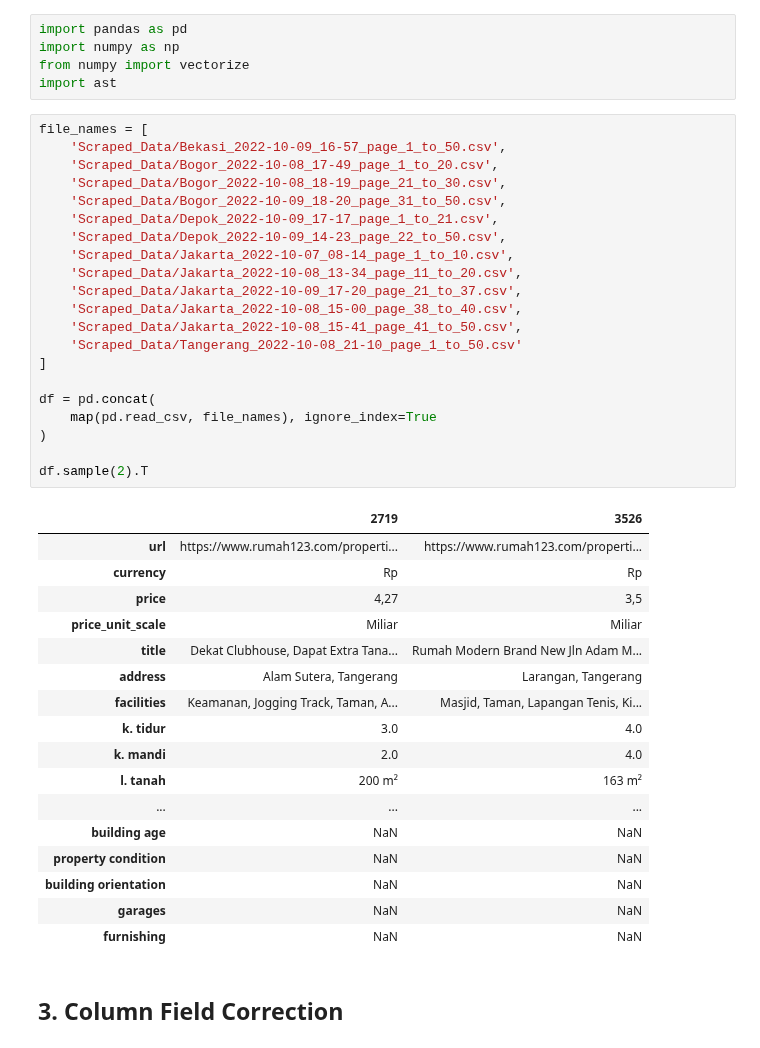
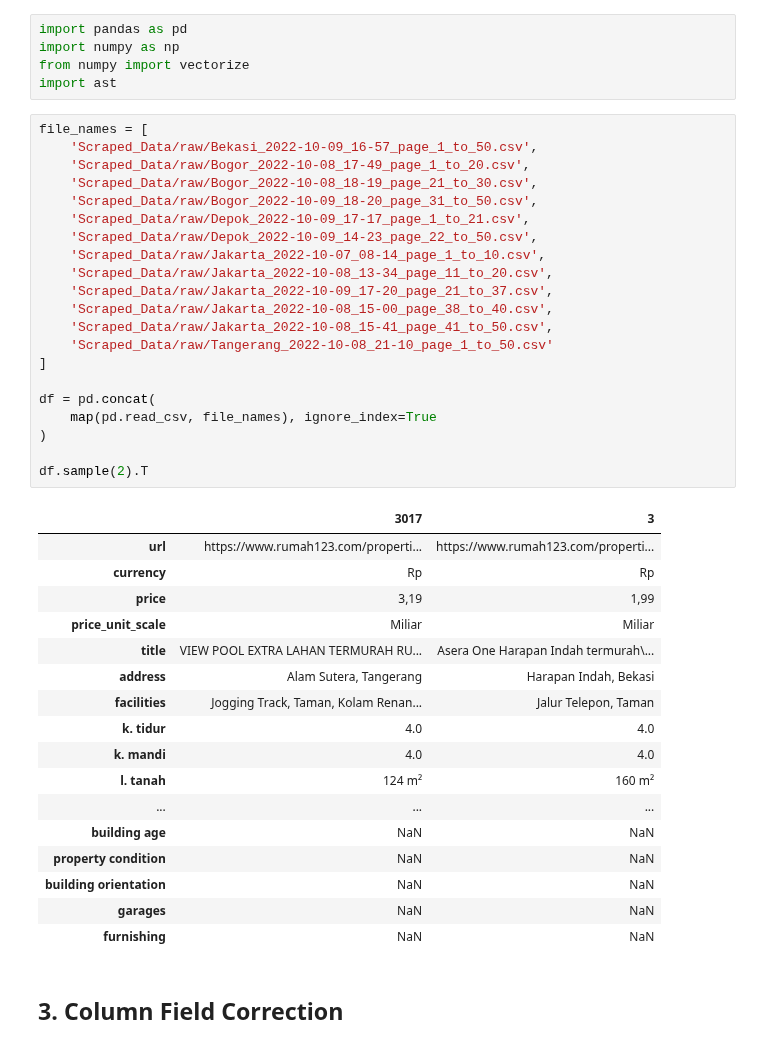
Before and after one commit to nbarizki/jabodetabekhousepricing, a Jupyter notebook: 1 - Data Pre-Processing.ipynb, the cells around one changed output. Saved outputs shown, nothing was run; the diff lists cells and outputs as text.

```diff
--- a/1 - Data Pre-Processing.ipynb
+++ b/1 - Data Pre-Processing.ipynb
@@ -11,37 +11,37 @@ from numpy import vectorize
 import ast
 # %%
 file_names = [
-    'Scraped_Data/Bekasi_2022-10-09_16-57_page_1_to_50.csv',
-    'Scraped_Data/Bogor_2022-10-08_17-49_page_1_to_20.csv',
-    'Scraped_Data/Bogor_2022-10-08_18-19_page_21_to_30.csv',
-    'Scraped_Data/Bogor_2022-10-09_18-20_page_31_to_50.csv',
-    'Scraped_Data/Depok_2022-10-09_17-17_page_1_to_21.csv',
-    'Scraped_Data/Depok_2022-10-09_14-23_page_22_to_50.csv',
-    'Scraped_Data/Jakarta_2022-10-07_08-14_page_1_to_10.csv',
-    'Scraped_Data/Jakarta_2022-10-08_13-34_page_11_to_20.csv',
-    'Scraped_Data/Jakarta_2022-10-09_17-20_page_21_to_37.csv',
-    'Scraped_Data/Jakarta_2022-10-08_15-00_page_38_to_40.csv',
-    'Scraped_Data/Jakarta_2022-10-08_15-41_page_41_to_50.csv',
-    'Scraped_Data/Tangerang_2022-10-08_21-10_page_1_to_50.csv'
+    'Scraped_Data/raw/Bekasi_2022-10-09_16-57_page_1_to_50.csv',
+    'Scraped_Data/raw/Bogor_2022-10-08_17-49_page_1_to_20.csv',
+    'Scraped_Data/raw/Bogor_2022-10-08_18-19_page_21_to_30.csv',
+    'Scraped_Data/raw/Bogor_2022-10-09_18-20_page_31_to_50.csv',
+    'Scraped_Data/raw/Depok_2022-10-09_17-17_page_1_to_21.csv',
+    'Scraped_Data/raw/Depok_2022-10-09_14-23_page_22_to_50.csv',
+    'Scraped_Data/raw/Jakarta_2022-10-07_08-14_page_1_to_10.csv',
+    'Scraped_Data/raw/Jakarta_2022-10-08_13-34_page_11_to_20.csv',
+    'Scraped_Data/raw/Jakarta_2022-10-09_17-20_page_21_to_37.csv',
+    'Scraped_Data/raw/Jakarta_2022-10-08_15-00_page_38_to_40.csv',
+    'Scraped_Data/raw/Jakarta_2022-10-08_15-41_page_41_to_50.csv',
+    'Scraped_Data/raw/Tangerang_2022-10-08_21-10_page_1_to_50.csv'
 ]
 
 df = pd.concat(
     map(pd.read_csv, file_names), ignore_index=True
 )
 
 df.sample(2).T
 # %% [output]
-|  | 2719 | 3526 |
+|  | 3017 | 3 |
 | url | https://www.rumah123.com/properti... | https://www.rumah123.com/properti... |
 | currency | Rp | Rp |
-| price | 4,27 | 3,5 |
+| price | 3,19 | 1,99 |
 | price_unit_scale | Miliar | Miliar |
-| title | Dekat Clubhouse, Dapat Extra Tana... | Rumah Modern Brand New Jln Adam M... |
-| address | Alam Sutera, Tangerang | Larangan, Tangerang |
-| facilities | Keamanan, Jogging Track, Taman, A... | Masjid, Taman, Lapangan Tenis, Ki... |
-| k. tidur | 3.0 | 4.0 |
-| k. mandi | 2.0 | 4.0 |
-| l. tanah | 200 m² | 163 m² |
+| title | VIEW POOL EXTRA LAHAN TERMURAH RU... | Asera One Harapan Indah termurah\... |
+| address | Alam Sutera, Tangerang | Harapan Indah, Bekasi |
+| facilities | Jogging Track, Taman, Kolam Renan... | Jalur Telepon, Taman |
+| k. tidur | 4.0 | 4.0 |
+| k. mandi | 4.0 | 4.0 |
+| l. tanah | 124 m² | 160 m² |
 | ... | ... | ... |
 | building age | NaN | NaN |
 | property condition | NaN | NaN |
```
Also changed, not shown: parts of 18 cells of this notebook, 1 other file.
